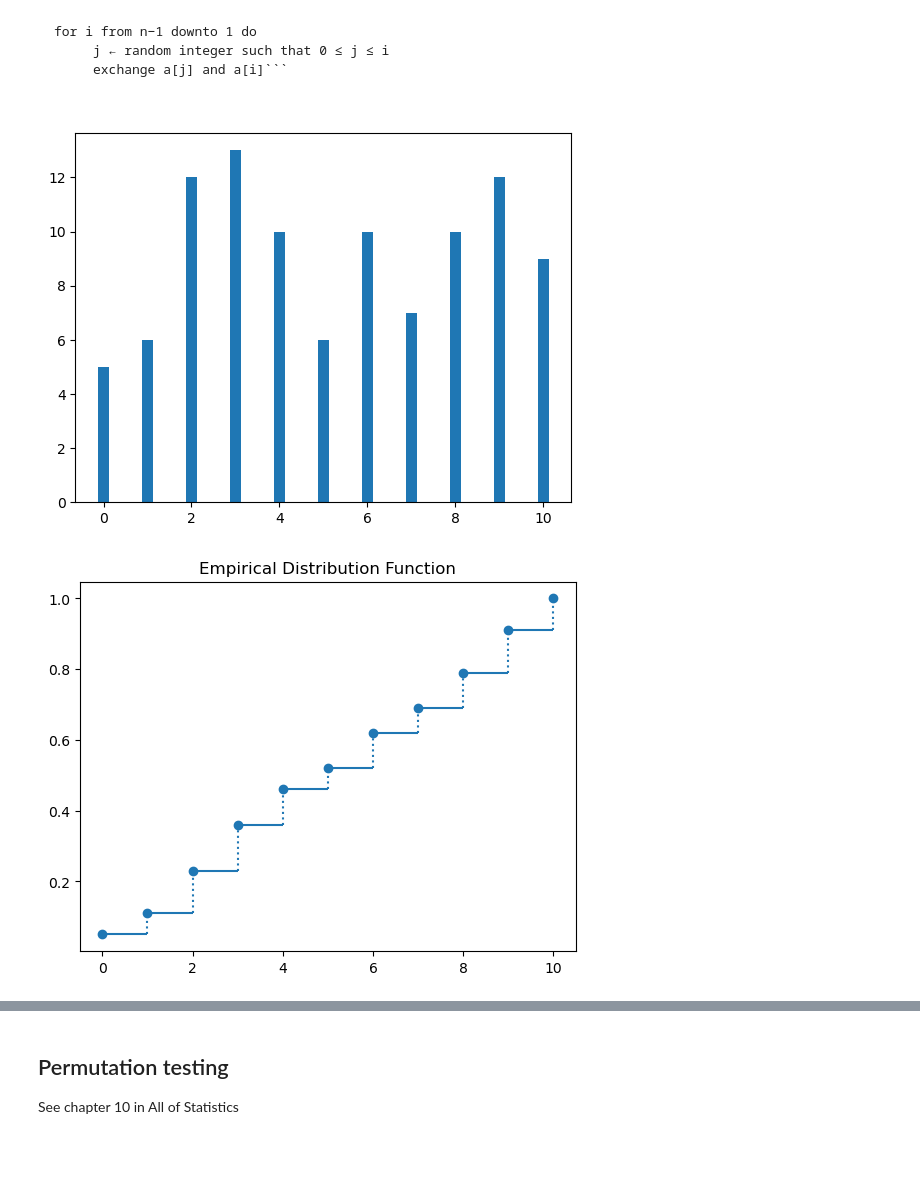
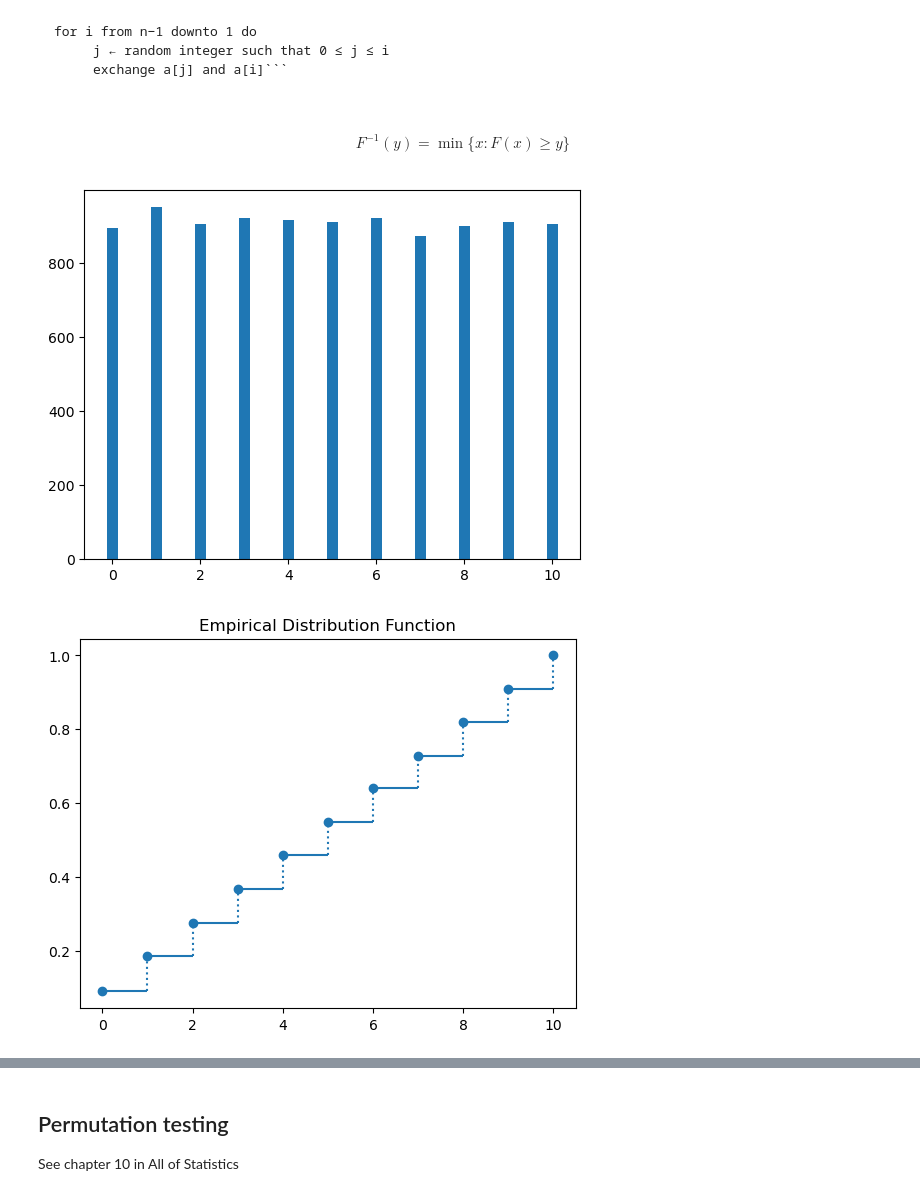
Before and after one commit to datascience-intro/1MS041-2023, a Jupyter notebook: notebooks/08-ProbSS5.ipynb, the cells around one changed output, grey strips where cells are left out. Saved outputs shown, nothing was run; the diff lists cells and outputs as text; code cells hidden in the pictures; blank space fills up the shorter version.

````diff
--- a/notebooks/08-ProbSS5.ipynb
+++ b/notebooks/08-ProbSS5.ipynb
@@ -73,6 +81,10 @@ discrete_histogram(np.argmax(xp <= 0,axis=1),normed=True)
 for i from n−1 downto 1 do
      j ← random integer such that 0 ≤ j ≤ i
      exchange a[j] and a[i]```
+# %% [markdown]
+$$
+    F^{-1} (y) = \min\{x: F(x) \geq y\}
+$$
 # %%
 def randint(b):
     """Producing random integers between 0 and b inclusive"""
@@ -81,12 +93,12 @@ def randint(b):
     return floor(u*(b+1))
 # %%
 from Utils import plotEDF,makeEDF
-random_samples_int = [randint(10) for i in range(100)]
+random_samples_int = [randint(10) for i in range(10000)]
 discrete_histogram(random_samples_int)
 plotEDF(makeEDF(random_samples_int))
 # %% [output]
-[figure, old version]
+[figure, new version]
-[figure, old version]
+[figure, new version]
 # %%
 arr = np.arange(0,100)
 n = len(arr)
````
Also changed, not shown: parts of 24 cells of this notebook, 8 other files.
